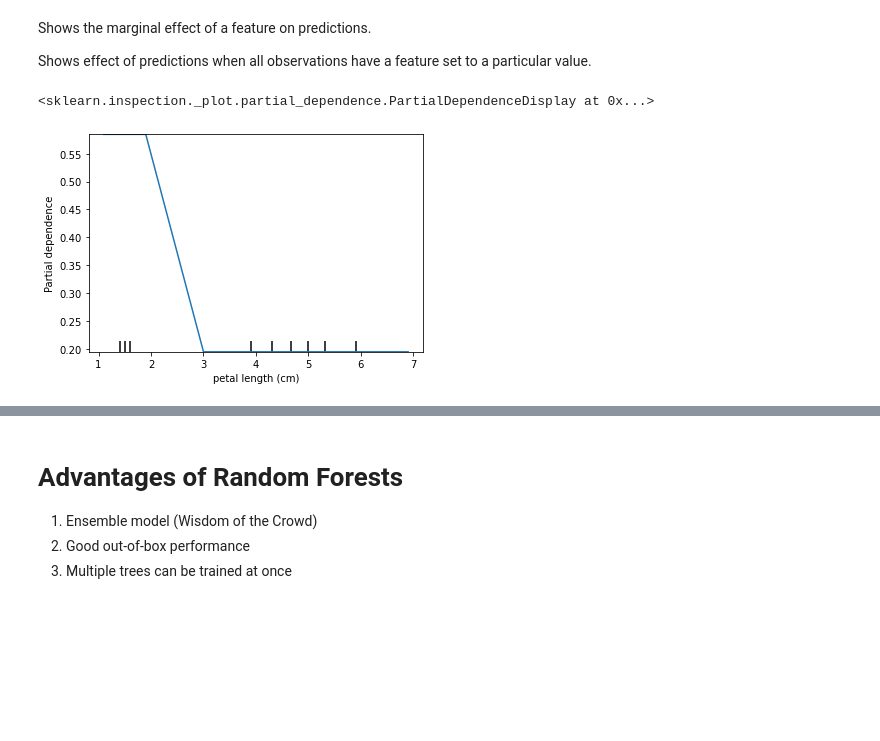
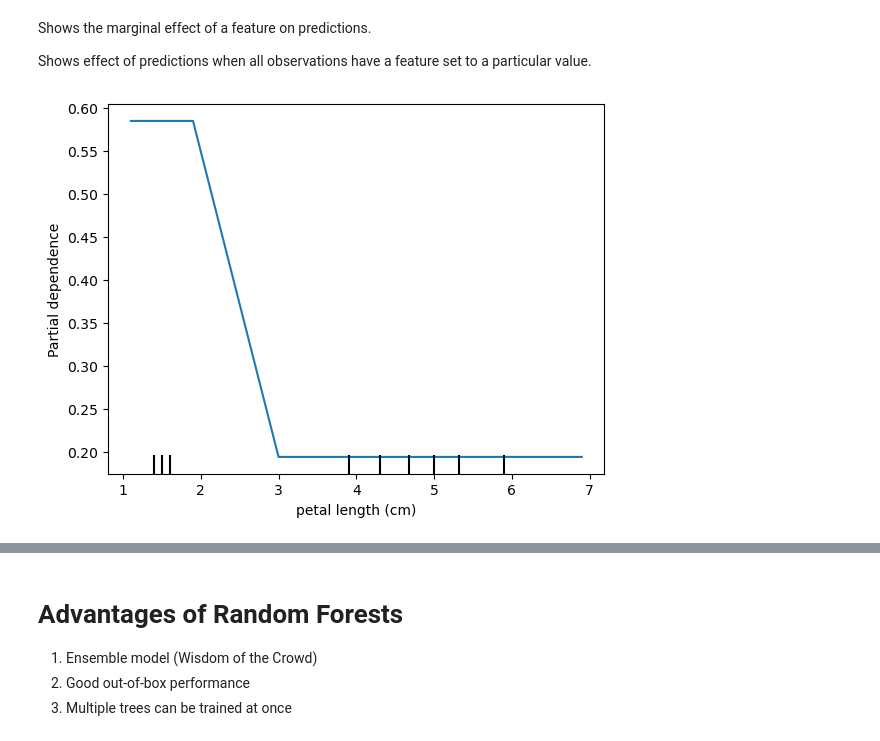
Before and after one commit to dlumian/Random_Forest, a Jupyter notebook: Random_Forest.ipynb, the cells around one changed output, grey strips where cells are left out. Saved outputs shown, nothing was run; the diff lists cells and outputs as text; code cells hidden in the pictures; blank space fills up the shorter version.

Commit message:
Updated sklearn version impacting confusion matrix and partial dependency plots

```diff
--- a/Random_Forest.ipynb
+++ b/Random_Forest.ipynb
@@ -241,12 +246,11 @@ Shows the marginal effect of a feature on predictions.
 
 Shows effect of predictions when all observations have a feature set to a particular value.
 # %%
-from sklearn.inspection import plot_partial_dependence
+from sklearn.inspection import PartialDependenceDisplay
 
-plot_partial_dependence(rf, X_train, ['petal length (cm)'], target='setosa')
+pd_plot = PartialDependenceDisplay.from_estimator(rf, X_train, ['petal length (cm)'], target='setosa')
 # %% [output]
-<sklearn.inspection._plot.partial_dependence.PartialDependenceDisplay at 0x...>
-[figure, old version]
+[figure, new version]
 # %%
 for target in data.target_names:
     print('Target is: ', target)
```
Also changed, not shown: parts of 14 cells of this notebook, 1 other file.
